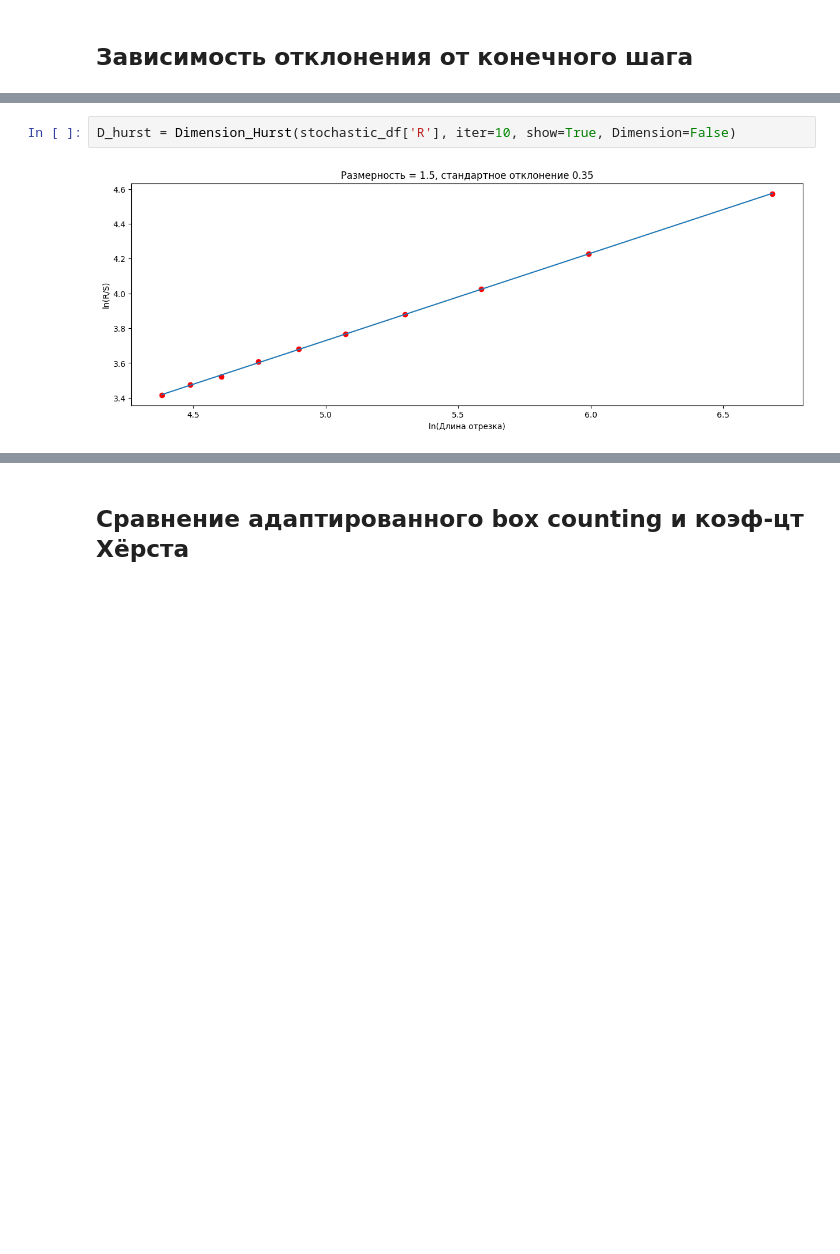
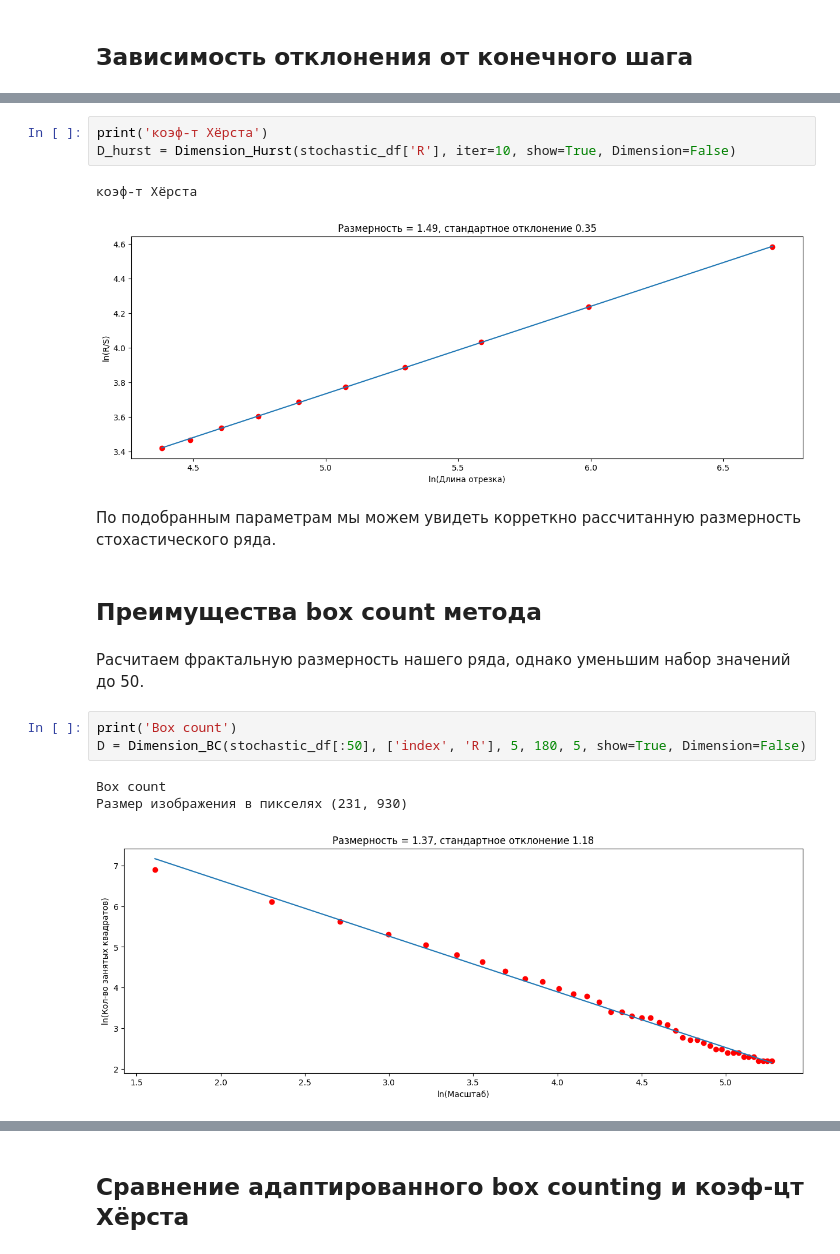
Before and after one commit to Evgeniy-Afanasev/science, a Jupyter notebook: Adaptation box count/adaptation.ipynb, the cells around one changed output, grey strips where cells are left out. Cells and saved outputs as stored; diff of their text form; blank space fills up the shorter version.

```diff
--- a/Adaptation box count/adaptation.ipynb
+++ b/Adaptation box count/adaptation.ipynb
@@ -340,5 +400,20 @@ D = Dimension_BC(stochastic_df, ['index', 'R'], 5, 200, 5, show=True, Dimension=
 [figure]
 # %%
+print('коэф-т Хёрста')
 D_hurst = Dimension_Hurst(stochastic_df['R'], iter=10, show=True, Dimension=False)
 # %% [output]
+коэф-т Хёрста
 [figure]
+# %% [markdown]
+По подобранным параметрам мы можем увидеть корреткно рассчитанную размерность стохастического ряда.
+# %% [markdown]
+## Преимущества box count метода
+# %% [markdown]
+Расчитаем фрактальную размерность нашего ряда, однако уменьшим набор значений до 50.
+# %%
+print('Box count')
+D = Dimension_BC(stochastic_df[:50], ['index', 'R'], 5, 180, 5, show=True, Dimension=False)
+# %% [output]
+Box count
+Размер изображения в пикселях (231, 930)
+[figure, added]
```
Also changed, not shown: parts of 37 cells of this notebook, 1 other file.
